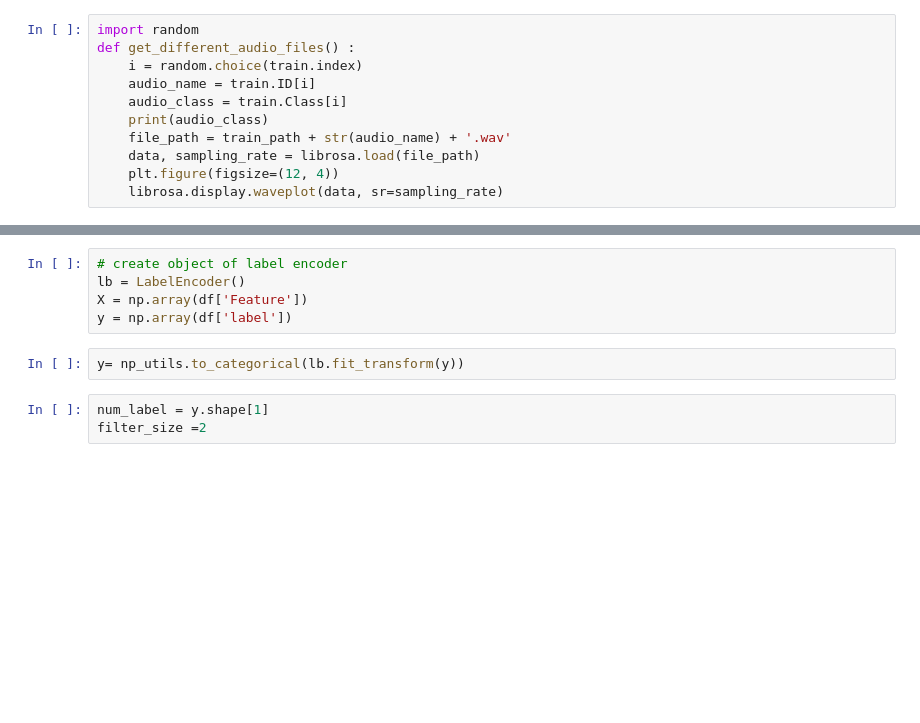
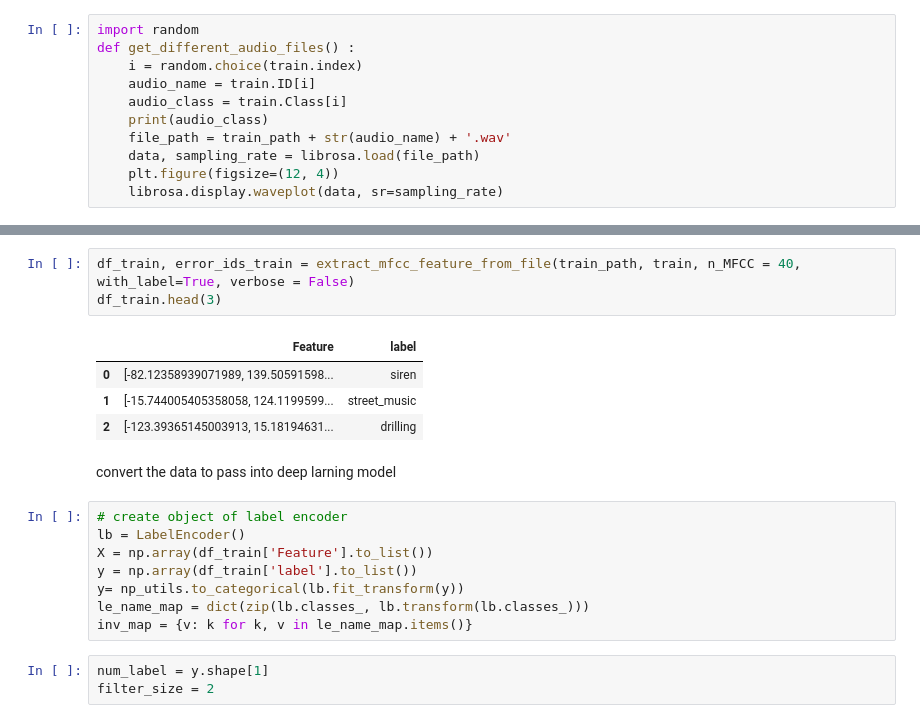
Before and after one commit to Aksh-kumar/ML_Projects, a Jupyter notebook: Urban_Sound_Classification/Urban_Sound_Classification.ipynb, the cells around one changed output, grey strips where cells are left out. Cells and saved outputs as stored; diff of their text form; blank space fills up the shorter version.

```diff
--- a/Urban_Sound_Classification/Urban_Sound_Classification.ipynb
+++ b/Urban_Sound_Classification/Urban_Sound_Classification.ipynb
@@ -212,13 +154,24 @@ df.head(20)
+# %%
+df_train, error_ids_train = extract_mfcc_feature_from_file(train_path, train, n_MFCC = 40, with_label=True, verbose = False)
+df_train.head(3)
+# %% [output]
+|  | Feature | label |
+| 0 | [-82.12358939071989, 139.50591598... | siren |
+| 1 | [-15.744005405358058, 124.1199599... | street_music |
+| 2 | [-123.39365145003913, 15.18194631... | drilling |
+# %% [markdown]
+convert the data to pass into deep larning model
 # %%
 # create object of label encoder
 lb = LabelEncoder()
-X = np.array(df['Feature'])
-y = np.array(df['label'])
+X = np.array(df_train['Feature'].to_list())
+y = np.array(df_train['label'].to_list())
+y= np_utils.to_categorical(lb.fit_transform(y))
+le_name_map = dict(zip(lb.classes_, lb.transform(lb.classes_)))
+inv_map = {v: k for k, v in le_name_map.items()}
-# %%
-y= np_utils.to_categorical(lb.fit_transform(y))
 # %%
 num_label = y.shape[1]
-filter_size =2
+filter_size = 2
 # %%
 # build model
 model = Sequential()
```
Also changed, not shown: parts of 33 cells of this notebook, 3 other files.
